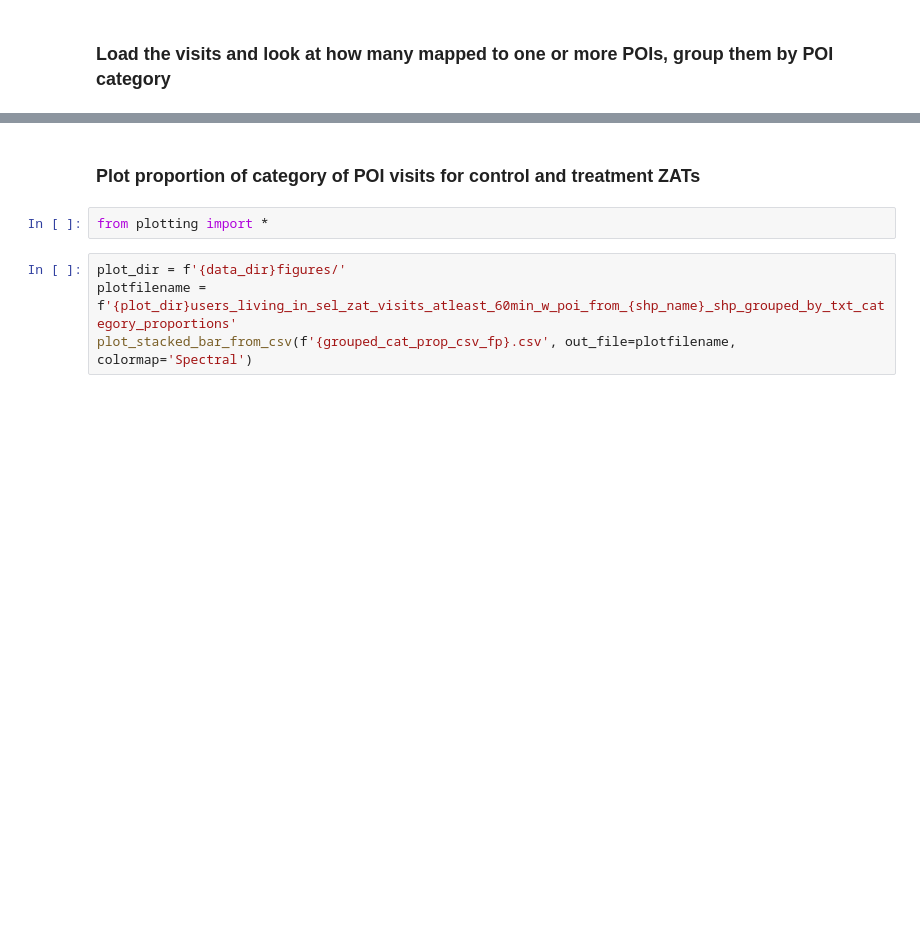
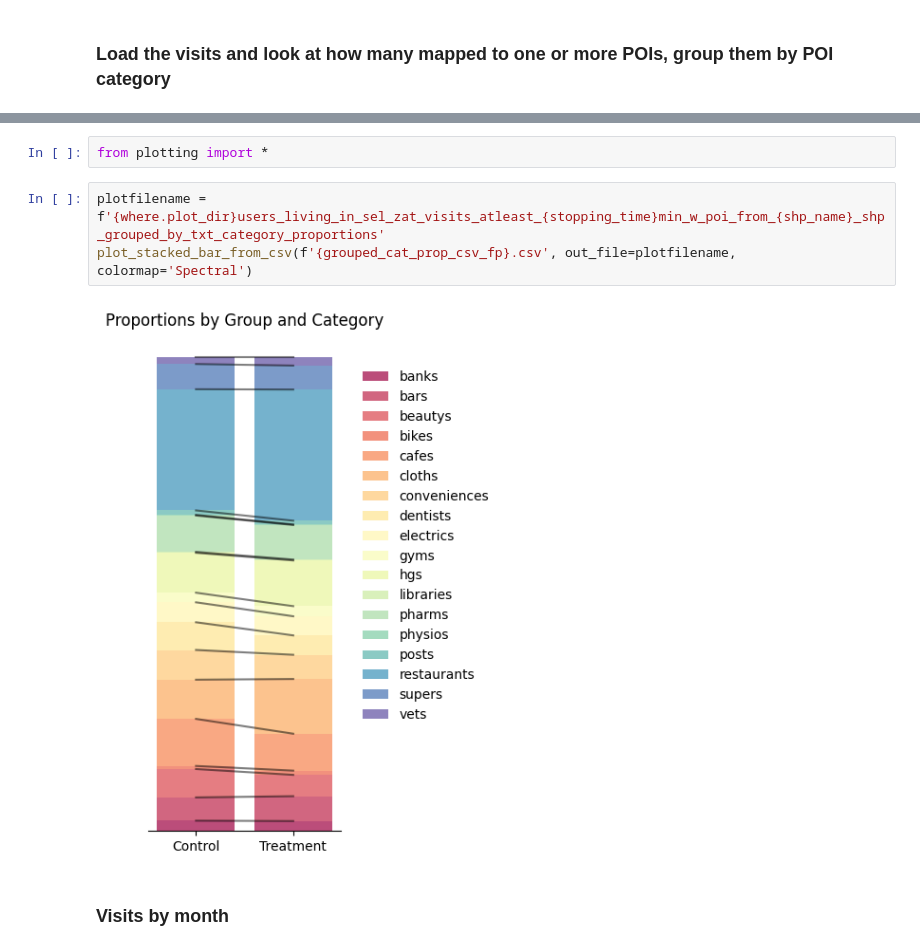
Before and after one commit to spur-eth/mobile_data_colombia, a Jupyter notebook: code/visit_analysis.ipynb, the cells around one changed output, grey strips where cells are left out. Saved outputs shown, nothing was run; the diff lists cells and outputs as text; blank space fills up the shorter version.

```diff
--- a/code/visit_analysis.ipynb
+++ b/code/visit_analysis.ipynb
@@ -130,8 +160,9 @@ grouped_category_proportions.head()
-# %% [markdown]
-### Plot proportion of category of POI visits for control and treatment ZATs
 # %%
 from plotting import *
 # %%
-plot_dir = f'{data_dir}figures/'
-plotfilename = f'{plot_dir}users_living_in_sel_zat_visits_atleast_60min_w_poi_from_{shp_name}_shp_grouped_by_txt_category_proportions'
+plotfilename = f'{where.plot_dir}users_living_in_sel_zat_visits_atleast_{stopping_time}min_w_poi_from_{shp_name}_shp_grouped_by_txt_category_proportions'
 plot_stacked_bar_from_csv(f'{grouped_cat_prop_csv_fp}.csv', out_file=plotfilename, colormap='Spectral')
+# %% [output]
+[figure, added]
+# %% [markdown]
+### Visits by month
```
Also changed, not shown: parts of 30 cells of this notebook, 1 other file.
